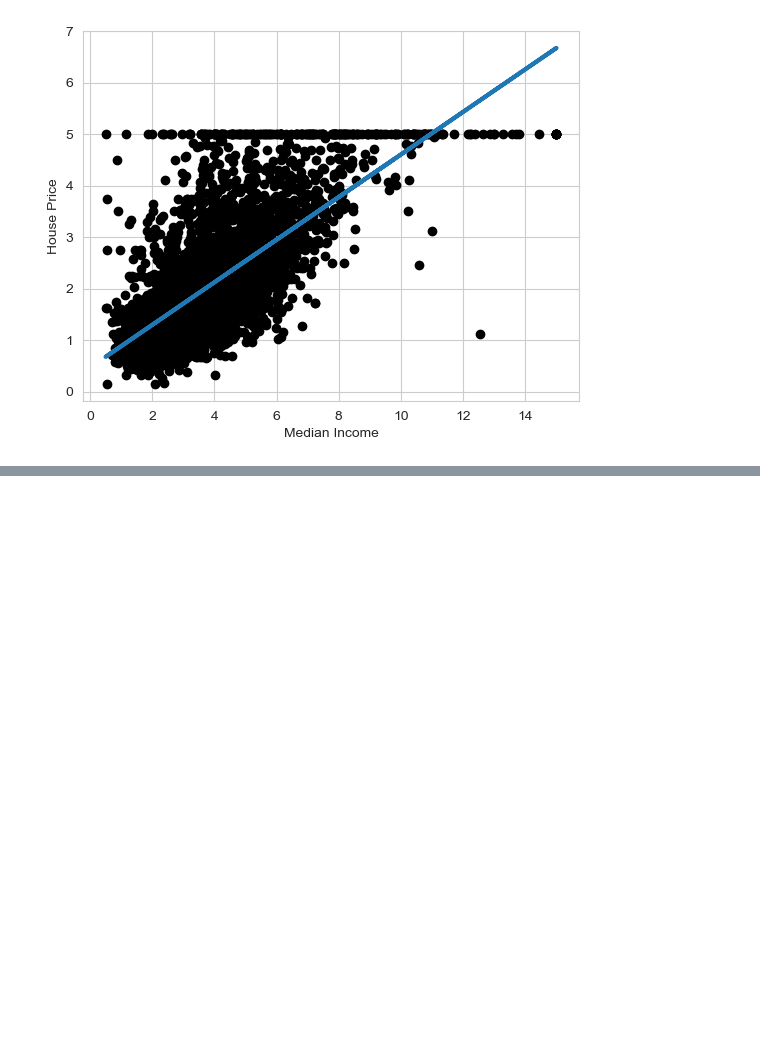
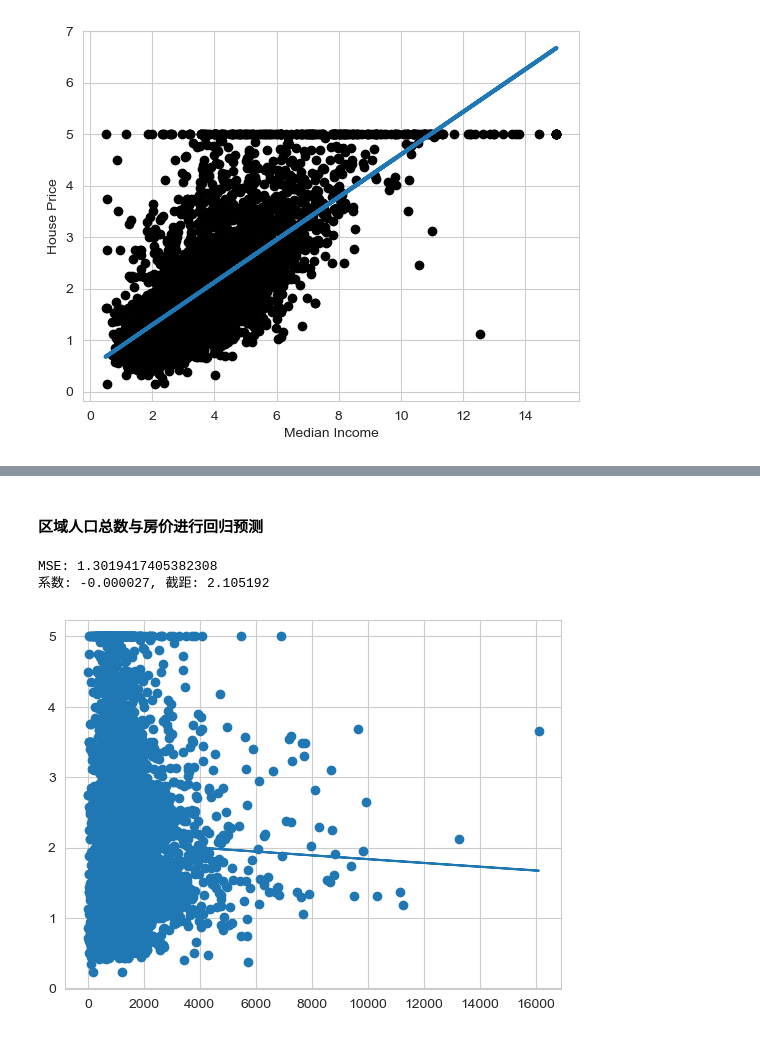
Before and after one commit to chengfushi/MachineLearn, a Jupyter notebook: LinearRegression/实验2：加利福尼亚房价.ipynb, the cells around one changed output, grey strips where cells are left out. Drawn from its saved outputs; the diff is of its cells as text; code cells hidden in the pictures; blank space fills up the shorter version.

```diff
--- a/LinearRegression/实验2：加利福尼亚房价.ipynb
+++ b/LinearRegression/实验2：加利福尼亚房价.ipynb
@@ -116,0 +119,39 @@ MSE: 0.70
+# %% [markdown]
+#### 区域人口总数与房价进行回归预测
+# %%
+from sklearn.linear_model import LinearRegression
+from sklearn.metrics import mean_squared_error
+from sklearn.model_selection import train_test_split
+from sklearn.datasets import fetch_california_housing
+import numpy as np
+import pandas as pd
+from matplotlib import pyplot as plt
+
+housing = fetch_california_housing()
+
+df = pd.DataFrame(housing.data, columns=housing.feature_names)
+df['Price'] = housing.target    # 将目标变量加入df中
+
+# 描述区域人口总数与价格之间的关系
+X = df['Population'].values.reshape(-1,1)
+y = df['Price'].values
+
+
+X_train,X_text,y_train,y_text = train_test_split(X,y,test_size=0.2)
+
+# 模型训练
+model = LinearRegression()
+model.fit(X_train,y_train)
+
+y_pred = model.predict(X_text)
+print(f'MSE: {mean_squared_error(y_text,y_pred)}')
+print(f"系数: {model.coef_[0]:.6f}, 截距: {model.intercept_:.6f}")
+
+# 可视化
+plt.scatter(X_text,y_text)
+plt.plot(X_text,y_pred)
+plt.show()
+# %% [output]
+MSE: 1.3019417405382308
+系数: -0.000027, 截距: 2.105192
+[figure, added]
```
Also changed, not shown: parts of 2 cells of this notebook, 1 other file.
